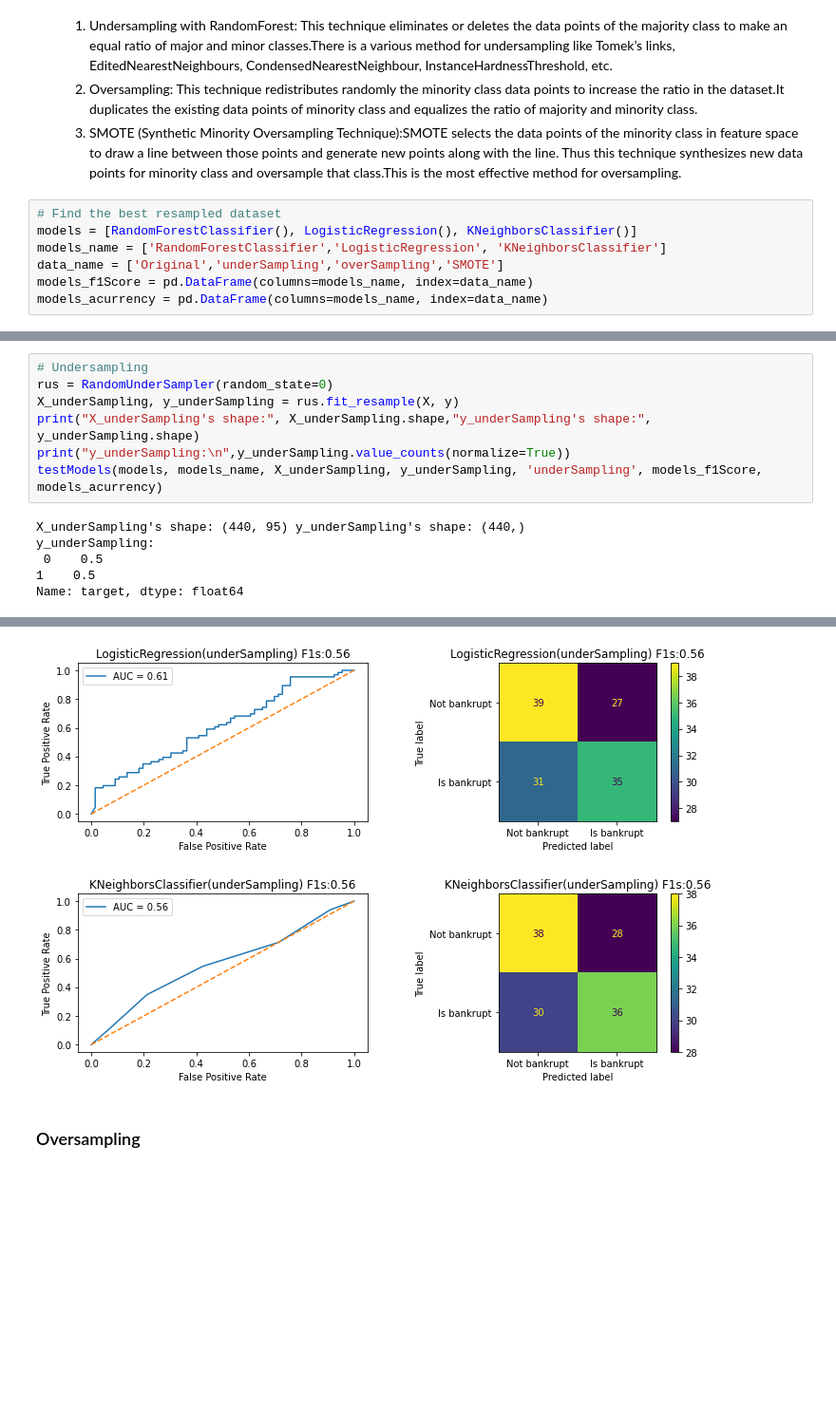
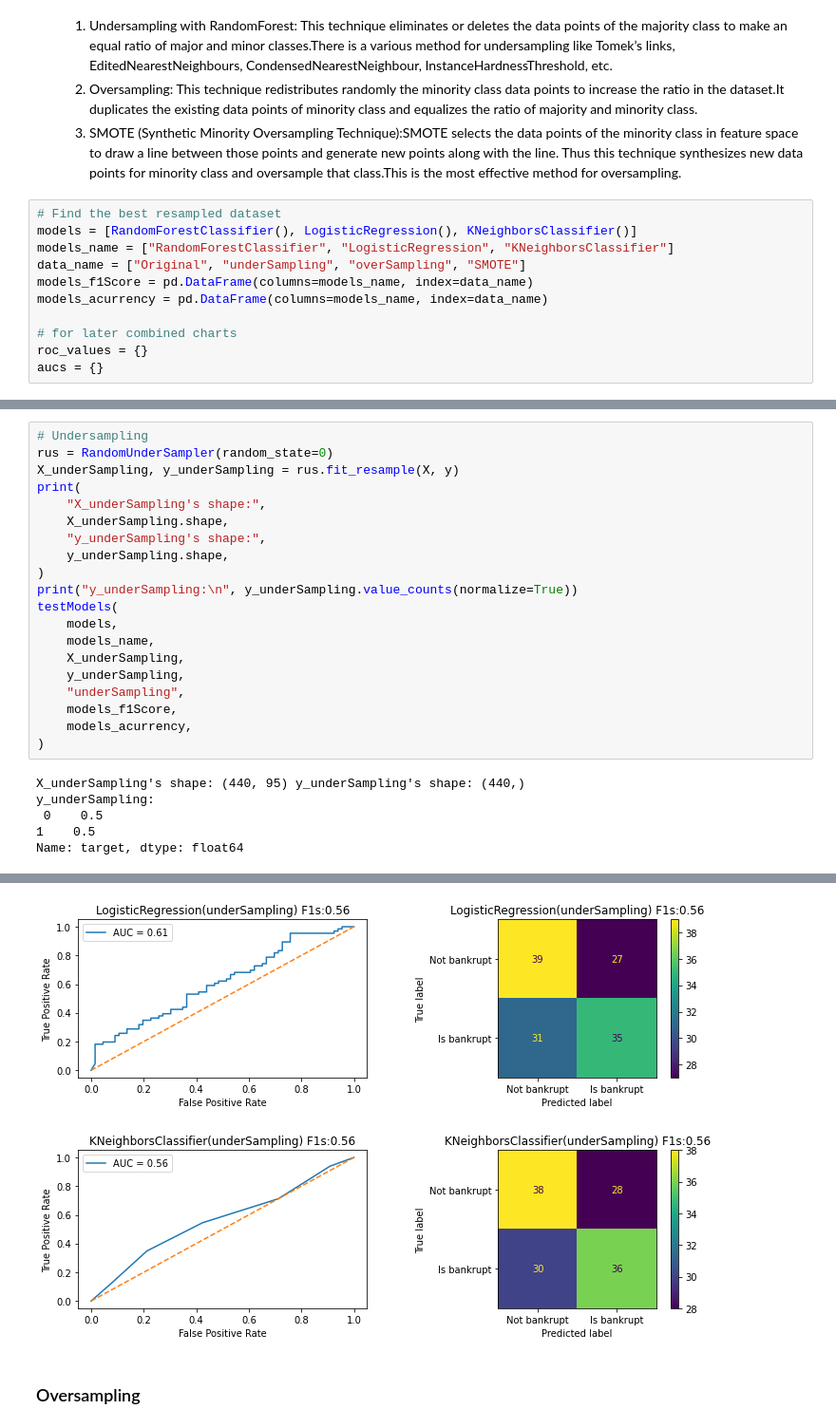
Before and after one commit to gg41825/ml-group-project, a Jupyter notebook: Bankruptcy_Jan20_combined.ipynb, the cells around one changed output, grey strips where cells are left out. Shown at 95% size. Cells and saved outputs as stored; diff of their text form; blank space fills up the shorter version.

```diff
--- a/Bankruptcy_Jan20_combined.ipynb
+++ b/Bankruptcy_Jan20_combined.ipynb
@@ -115,8 +135,12 @@ plt.show()
 # %%
 # Find the best resampled dataset
 models = [RandomForestClassifier(), LogisticRegression(), KNeighborsClassifier()]
-models_name = ['RandomForestClassifier','LogisticRegression', 'KNeighborsClassifier']
-data_name = ['Original','underSampling','overSampling','SMOTE']
+models_name = ["RandomForestClassifier", "LogisticRegression", "KNeighborsClassifier"]
+data_name = ["Original", "underSampling", "overSampling", "SMOTE"]
 models_f1Score = pd.DataFrame(columns=models_name, index=data_name)
 models_acurrency = pd.DataFrame(columns=models_name, index=data_name)
+
+# for later combined charts
+roc_values = {}
+aucs = {}
 # %%
@@ -185,9 +213,22 @@ Please also refer to the documentation for alternative solver options:
 # Undersampling
 rus = RandomUnderSampler(random_state=0)
 X_underSampling, y_underSampling = rus.fit_resample(X, y)
-print("X_underSampling's shape:", X_underSampling.shape,"y_underSampling's shape:", y_underSampling.shape)
-print("y_underSampling:\n",y_underSampling.value_counts(normalize=True))
-testModels(models, models_name, X_underSampling, y_underSampling, 'underSampling', models_f1Score, models_acurrency)
+print(
+    "X_underSampling's shape:",
+    X_underSampling.shape,
+    "y_underSampling's shape:",
+    y_underSampling.shape,
+)
+print("y_underSampling:\n", y_underSampling.value_counts(normalize=True))
+testModels(
+    models,
+    models_name,
+    X_underSampling,
+    y_underSampling,
+    "underSampling",
+    models_f1Score,
+    models_acurrency,
+)
 # %% [output]
 X_underSampling's shape: (440, 95) y_underSampling's shape: (440,)
 y_underSampling:
@@ -198,5 +239,5 @@ Name: target, dtype: float64
 [figure]
-[figure, old version]
+[figure, new version]
 # %% [markdown]
 ### Oversampling
 # %%
```
Also changed, not shown: parts of 51 cells of this notebook.
